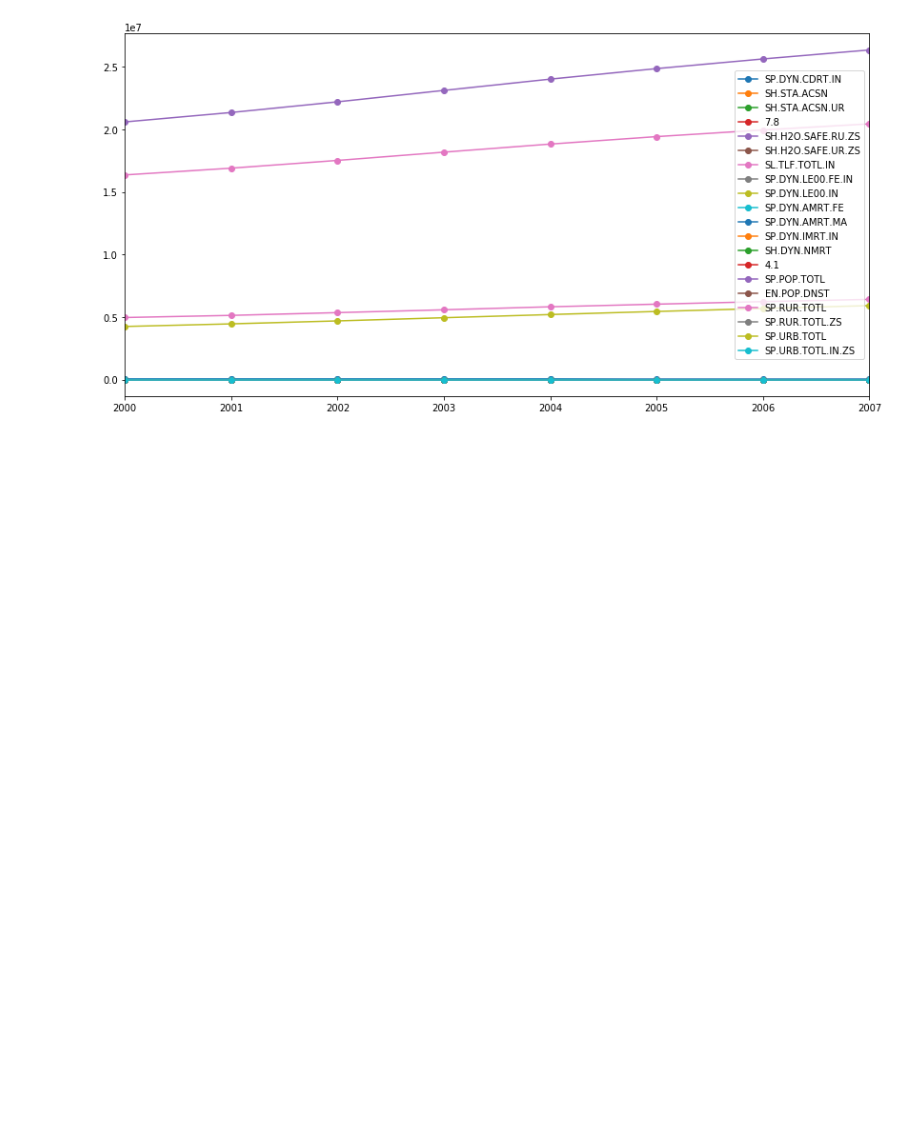
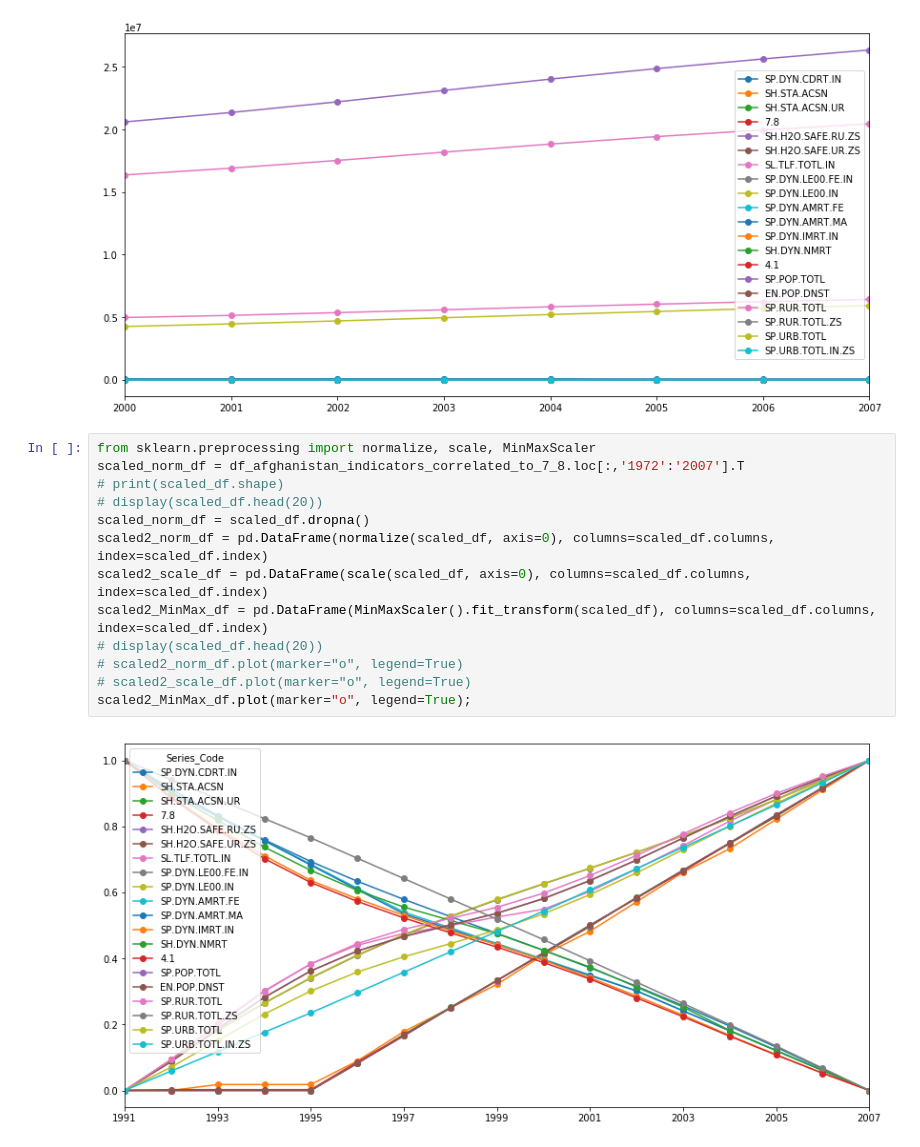
Before and after one commit to machine-learning-study-group/time-series-millenium-goals, a Jupyter notebook: 2-prepare-data.ipynb, the cells around one changed output. Cells and saved outputs as stored; diff of their text form; blank space fills up the shorter version.

```diff
--- a/2-prepare-data.ipynb
+++ b/2-prepare-data.ipynb
@@ -891,3 +891,18 @@ df_afghanistan_indicators_correlated_to_7_8.loc[:, "2000":"2007"].T.plot(marker=
 plt.legend(loc=5);
 # %% [output]
 [figure]
+# %%
+from sklearn.preprocessing import normalize, scale, MinMaxScaler
+scaled_norm_df = df_afghanistan_indicators_correlated_to_7_8.loc[:,'1972':'2007'].T
+# print(scaled_df.shape)
+# display(scaled_df.head(20))
+scaled_norm_df = scaled_df.dropna()
+scaled2_norm_df = pd.DataFrame(normalize(scaled_df, axis=0), columns=scaled_df.columns, index=scaled_df.index)
+scaled2_scale_df = pd.DataFrame(scale(scaled_df, axis=0), columns=scaled_df.columns, index=scaled_df.index)
+scaled2_MinMax_df = pd.DataFrame(MinMaxScaler().fit_transform(scaled_df), columns=scaled_df.columns, index=scaled_df.index)
+# display(scaled_df.head(20))
+# scaled2_norm_df.plot(marker="o", legend=True)
+# scaled2_scale_df.plot(marker="o", legend=True)
+scaled2_MinMax_df.plot(marker="o", legend=True);
+# %% [output]
+[figure, added]
```
Also changed, not shown: parts of 2 cells of this notebook.
